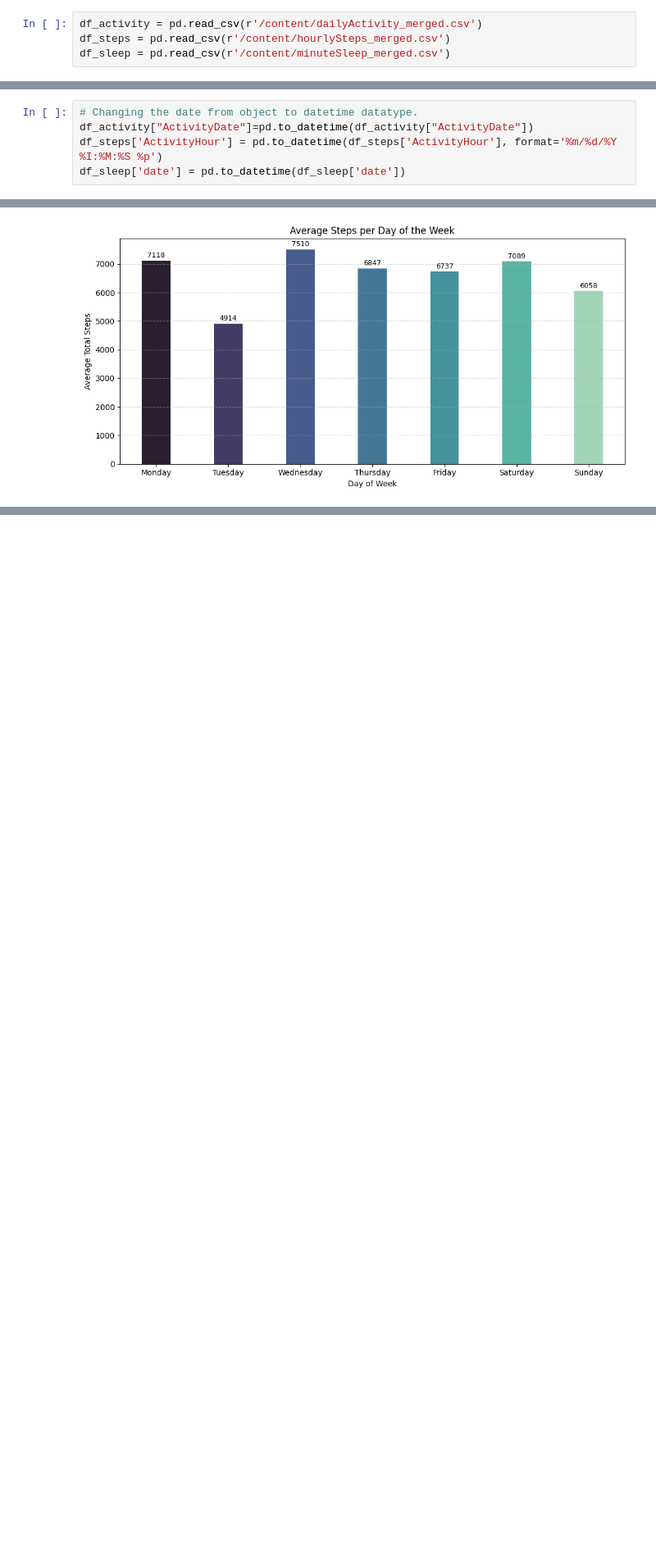
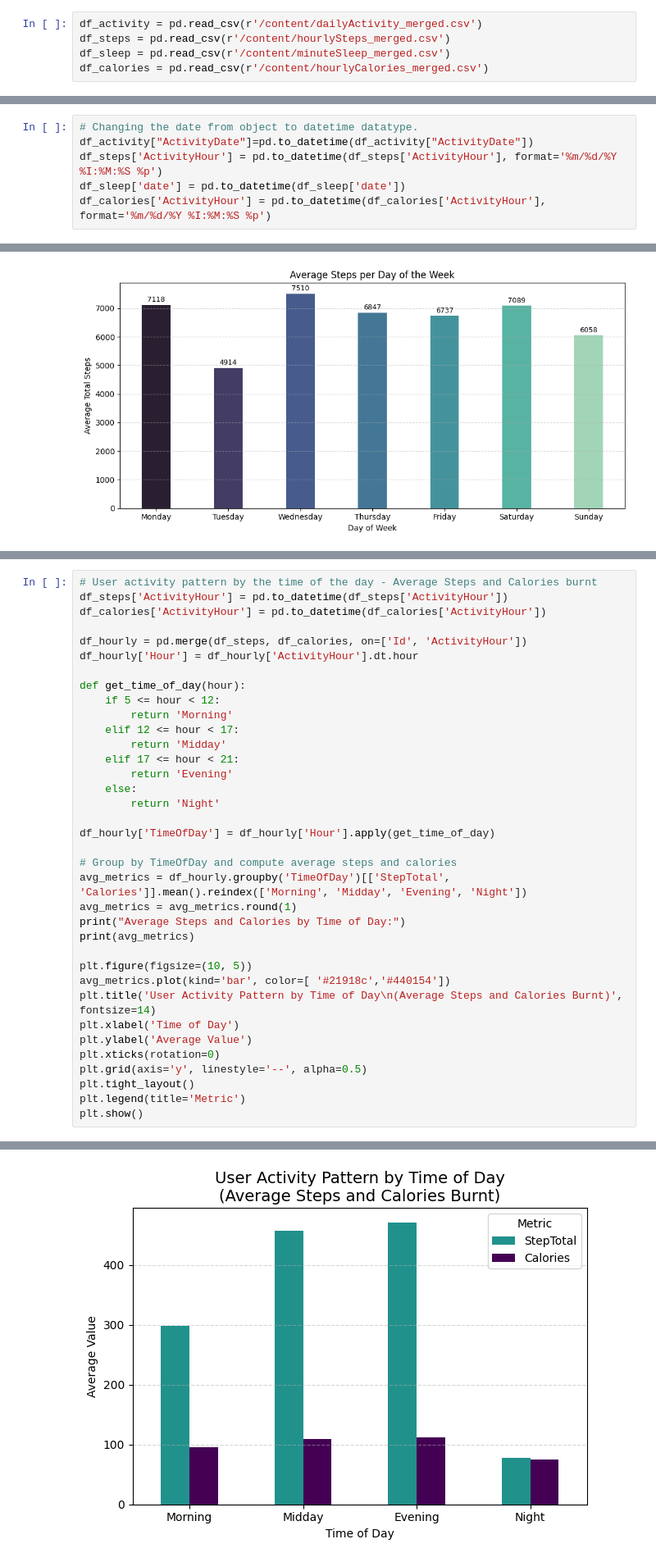
Before and after one commit to jeevithavijaykumar/Exploratory_data_analysis_using_pandas, a Jupyter notebook: fitbit_analysis.ipynb, the cells around one changed output, grey strips where cells are left out. Shown at 82% size. Cells and saved outputs as stored; diff of their text form; blank space fills up the shorter version.

```diff
--- a/fitbit_analysis.ipynb
+++ b/fitbit_analysis.ipynb
@@ -30,6 +32,7 @@ import matplotlib.ticker as mtick
 df_activity = pd.read_csv(r'/content/dailyActivity_merged.csv')
 df_steps = pd.read_csv(r'/content/hourlySteps_merged.csv')
 df_sleep = pd.read_csv(r'/content/minuteSleep_merged.csv')
+df_calories = pd.read_csv(r'/content/hourlyCalories_merged.csv')
 # %% [markdown]
 # **Data Cleaning**
 # %%
@@ -96,5 +109,6 @@ memory usage: 12.1+ MB
 df_activity["ActivityDate"]=pd.to_datetime(df_activity["ActivityDate"])
 df_steps['ActivityHour'] = pd.to_datetime(df_steps['ActivityHour'], format='%m/%d/%Y %I:%M:%S %p')
 df_sleep['date'] = pd.to_datetime(df_sleep['date'])
+df_calories['ActivityHour'] = pd.to_datetime(df_calories['ActivityHour'], format='%m/%d/%Y %I:%M:%S %p')
 # %%
 # Adding all datasets to a dictionary
@@ -261,0 +279,37 @@ plt.show()
+# %%
+# User activity pattern by the time of the day - Average Steps and Calories burnt
+df_steps['ActivityHour'] = pd.to_datetime(df_steps['ActivityHour'])
+df_calories['ActivityHour'] = pd.to_datetime(df_calories['ActivityHour'])
+
+df_hourly = pd.merge(df_steps, df_calories, on=['Id', 'ActivityHour'])
+df_hourly['Hour'] = df_hourly['ActivityHour'].dt.hour
+
+def get_time_of_day(hour):
+    if 5 <= hour < 12:
+        return 'Morning'
+    elif 12 <= hour < 17:
+        return 'Midday'
+    elif 17 <= hour < 21:
+        return 'Evening'
+    else:
+        return 'Night'
+
+df_hourly['TimeOfDay'] = df_hourly['Hour'].apply(get_time_of_day)
+
+# Group by TimeOfDay and compute average steps and calories
+avg_metrics = df_hourly.groupby('TimeOfDay')[['StepTotal', 'Calories']].mean().reindex(['Morning', 'Midday', 'Evening', 'Night'])
+avg_metrics = avg_metrics.round(1)
+print("Average Steps and Calories by Time of Day:")
+print(avg_metrics)
+
+plt.figure(figsize=(10, 5))
+avg_metrics.plot(kind='bar', color=[ '#21918c','#440154'])
+plt.title('User Activity Pattern by Time of Day\n(Average Steps and Calories Burnt)', fontsize=14)
+plt.xlabel('Time of Day')
+plt.ylabel('Average Value')
+plt.xticks(rotation=0)
+plt.grid(axis='y', linestyle='--', alpha=0.5)
+plt.tight_layout()
+plt.legend(title='Metric')
+plt.show()
+# %% [output]
@@ -262,3 +324,4 @@ plt.show()
+[figure, added]
 # %%
 # Calculating average active minutes by day of the week
 average_active_day = df_activity.groupby('Day_of_week', observed=False)[['Total_Active_Mins', 'LightlyActiveMinutes', 'VeryActiveMinutes', 'FairlyActiveMinutes']].mean().round(2)
```
Also changed, not shown: parts of 15 cells of this notebook.
